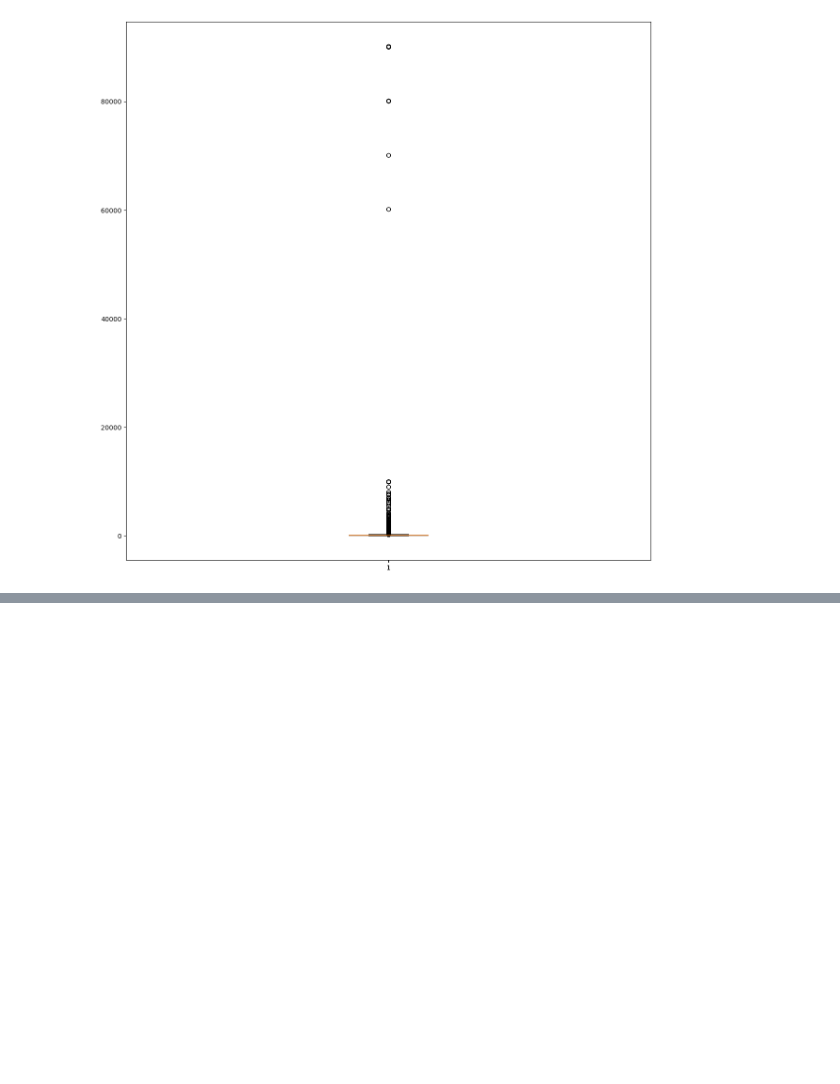
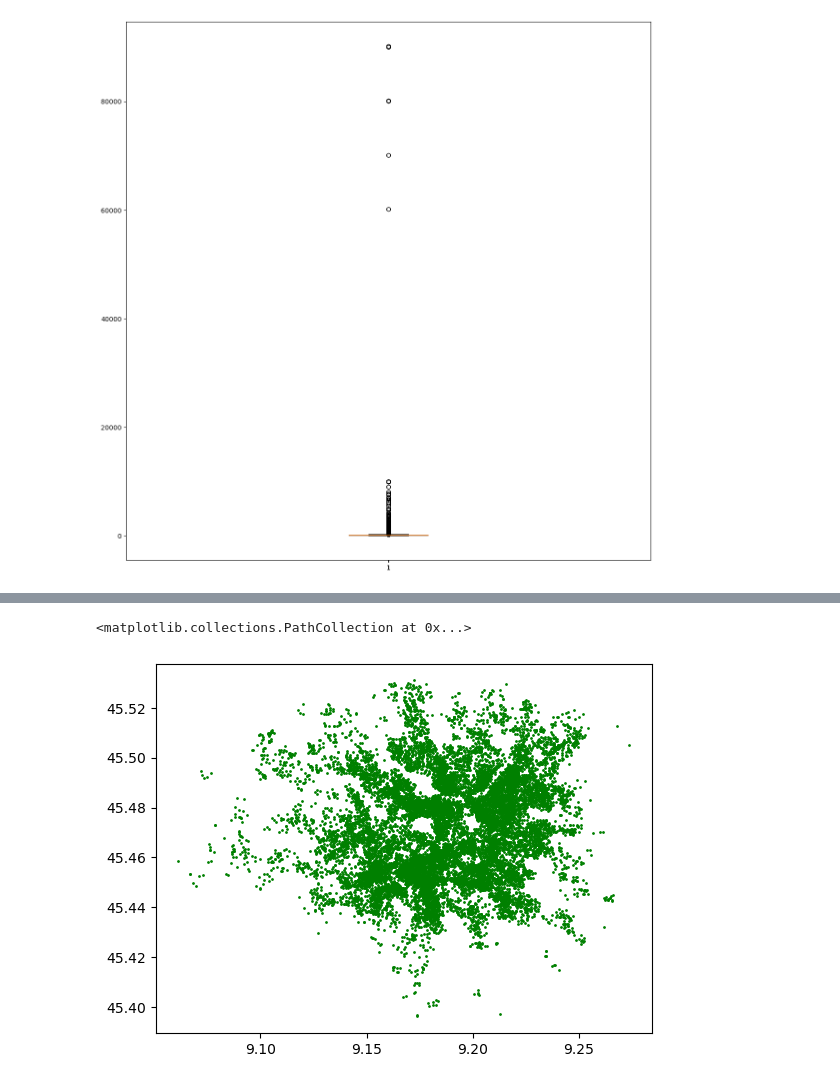
Before and after one commit to Ivanoco27/Progetto-Python, a Jupyter notebook: Progetto Python.ipynb, the cells around one changed output, grey strips where cells are left out. Cells and saved outputs as stored; diff of their text form; code cells hidden in the pictures; blank space fills up the shorter version.

```diff
--- a/Progetto Python.ipynb
+++ b/Progetto Python.ipynb
@@ -370,0 +444,2 @@ NameError: name 'description' is not defined
+# %%
+geo_unsuccess = df_listings[['id', 'latitude', 'longitude']]
@@ -370,0 +491,5 @@ NameError: name 'description' is not defined
+# %%
+plt.scatter(geo_unsuccess['longitude'],geo_unsuccess['latitude'], s = 1, c = 'green')
+# %% [output]
+<matplotlib.collections.PathCollection at 0x...>
+[figure, added]
```
Also changed, not shown: parts of 52 cells of this notebook.
